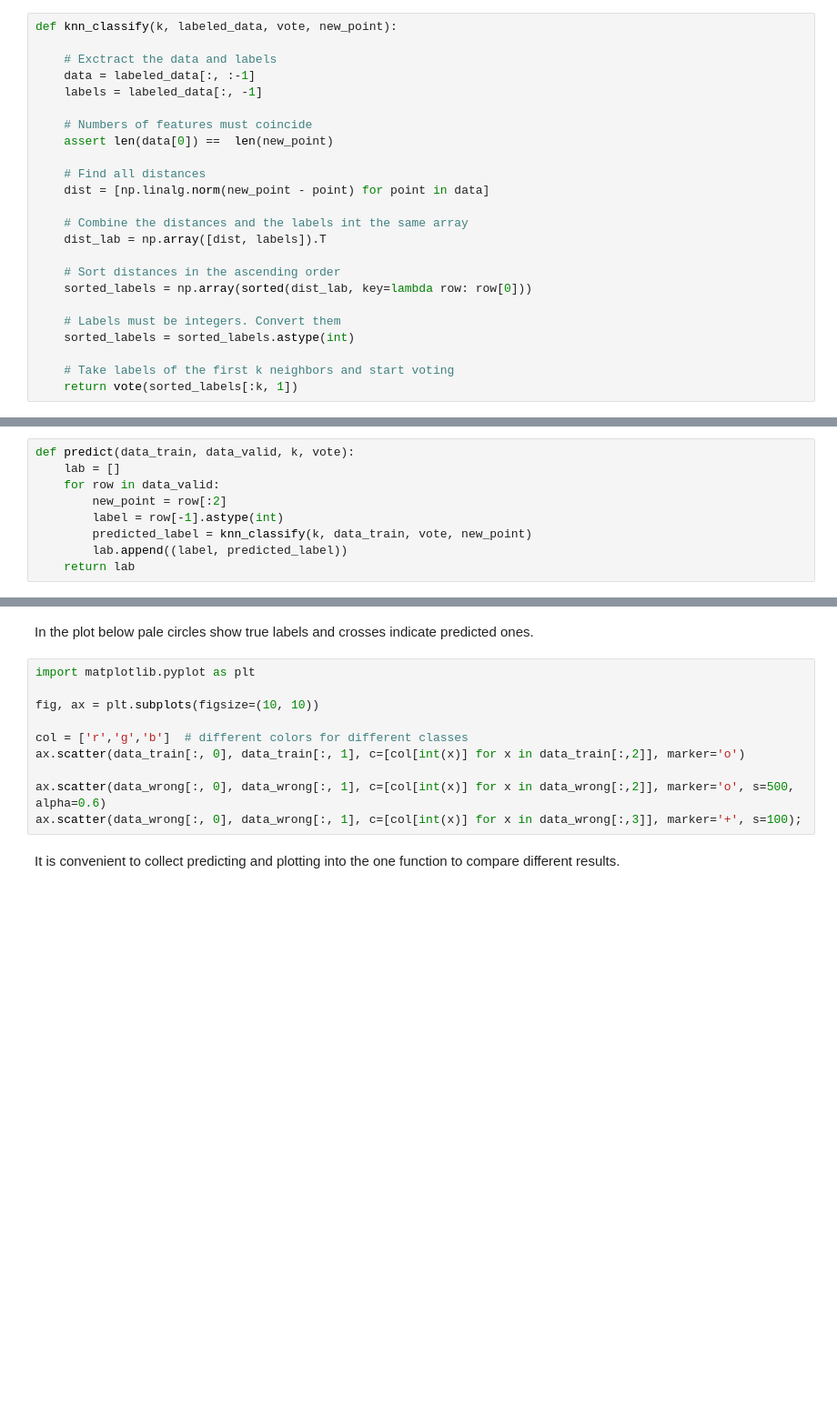
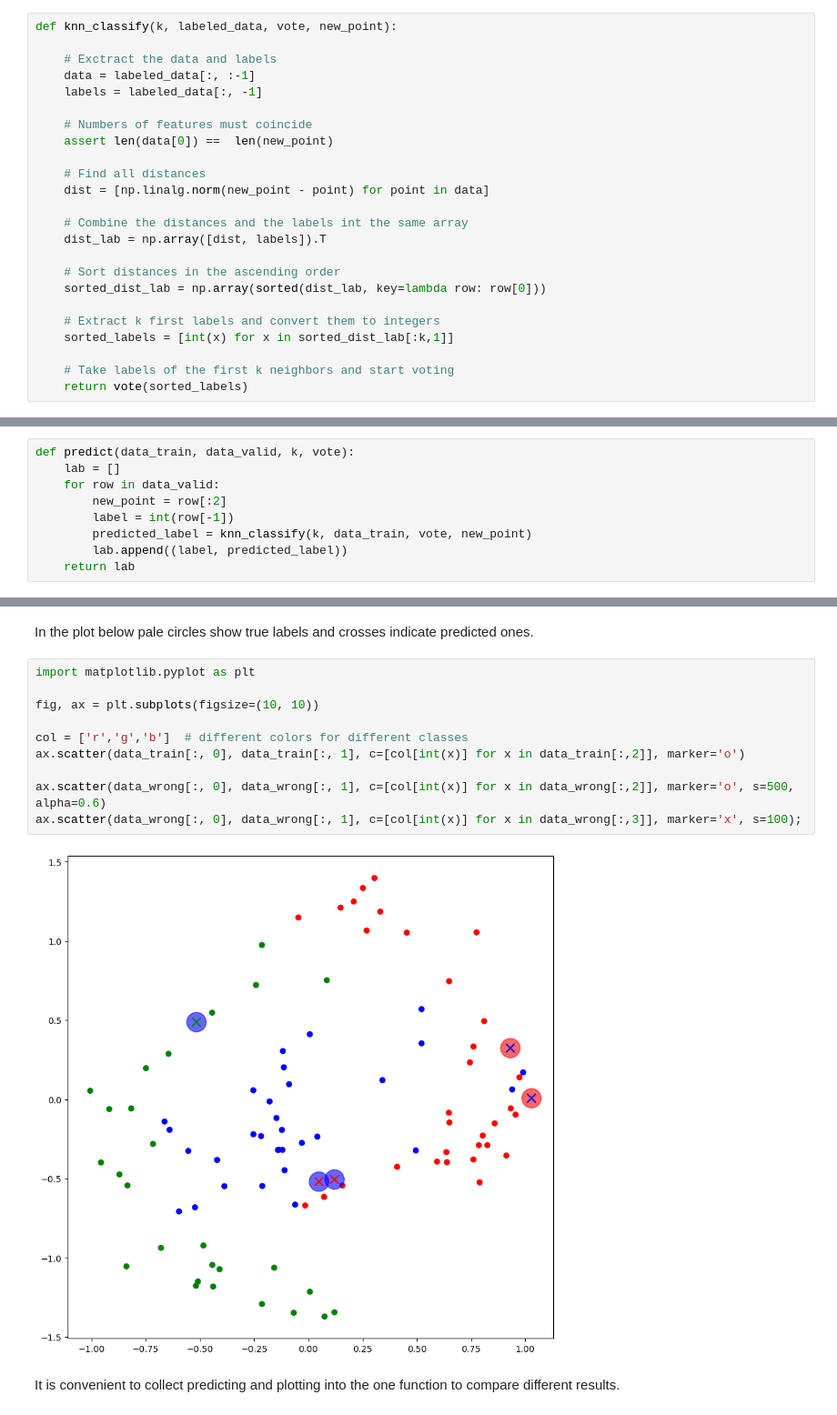
Before and after one commit to kupav/data-sc-intro, a Jupyter notebook: 12_k-nearest_neighbors.ipynb, the cells around one changed output, grey strips where cells are left out. Shown at 91% size. Cells and saved outputs as stored; diff of their text form; blank space fills up the shorter version.

```diff
--- a/12_k-nearest_neighbors.ipynb
+++ b/12_k-nearest_neighbors.ipynb
@@ -253,13 +351,13 @@ def knn_classify(k, labeled_data, vote, new_point):
     dist_lab = np.array([dist, labels]).T
 
     # Sort distances in the ascending order
-    sorted_labels = np.array(sorted(dist_lab, key=lambda row: row[0]))
+    sorted_dist_lab = np.array(sorted(dist_lab, key=lambda row: row[0]))
 
-    # Labels must be integers. Convert them
-    sorted_labels = sorted_labels.astype(int)
+    # Extract k first labels and convert them to integers
+    sorted_labels = [int(x) for x in sorted_dist_lab[:k,1]]
 
     # Take labels of the first k neighbors and start voting
-    return vote(sorted_labels[:k, 1])
+    return vote(sorted_labels)
 # %% [markdown]
 Now we download the dataset.
 # %%
@@ -349,7 +498,7 @@ def predict(data_train, data_valid, k, vote):
     lab = []
     for row in data_valid:
         new_point = row[:2]
-        label = row[-1].astype(int)
+        label = int(row[-1])
         predicted_label = knn_classify(k, data_train, vote, new_point)
         lab.append((label, predicted_label))
     return lab
@@ -380,13 +533,15 @@ In the plot below pale circles show true labels and crosses indicate predicted o
 # %%
 import matplotlib.pyplot as plt
 
 fig, ax = plt.subplots(figsize=(10, 10))
 
 col = ['r','g','b']  # different colors for different classes
 ax.scatter(data_train[:, 0], data_train[:, 1], c=[col[int(x)] for x in data_train[:,2]], marker='o')
 
 ax.scatter(data_wrong[:, 0], data_wrong[:, 1], c=[col[int(x)] for x in data_wrong[:,2]], marker='o', s=500, alpha=0.6)
-ax.scatter(data_wrong[:, 0], data_wrong[:, 1], c=[col[int(x)] for x in data_wrong[:,3]], marker='+', s=100);
+ax.scatter(data_wrong[:, 0], data_wrong[:, 1], c=[col[int(x)] for x in data_wrong[:,3]], marker='x', s=100);
+# %% [output]
+[figure, added]
 # %% [markdown]
 It is convenient to collect predicting and plotting into the one function to compare different results.
 # %%
```
Also changed, not shown: parts of 70 cells of this notebook, 10 other files.
